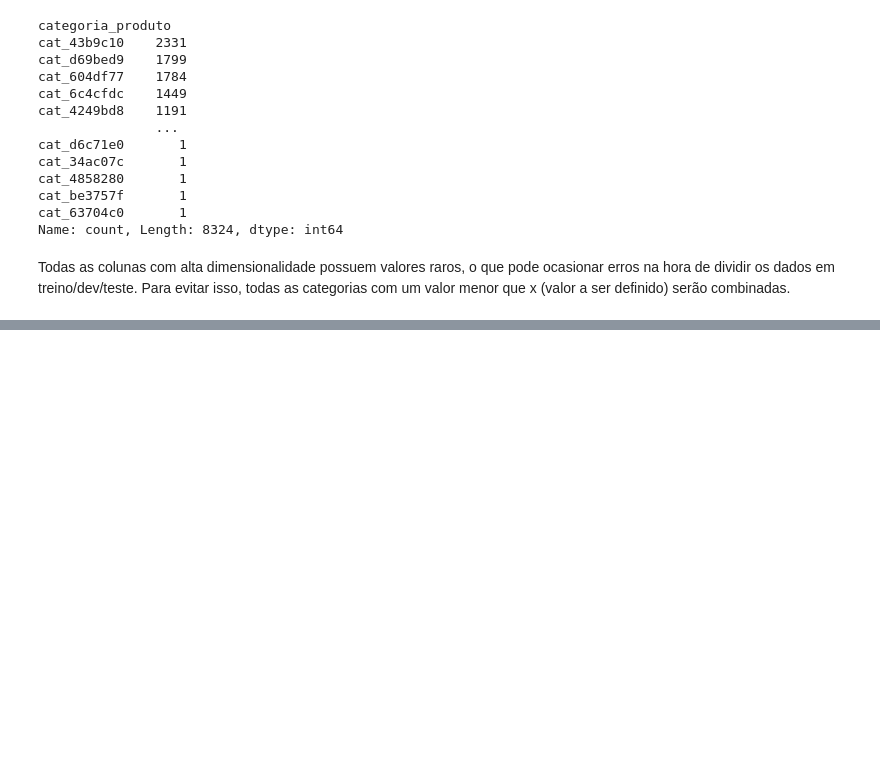
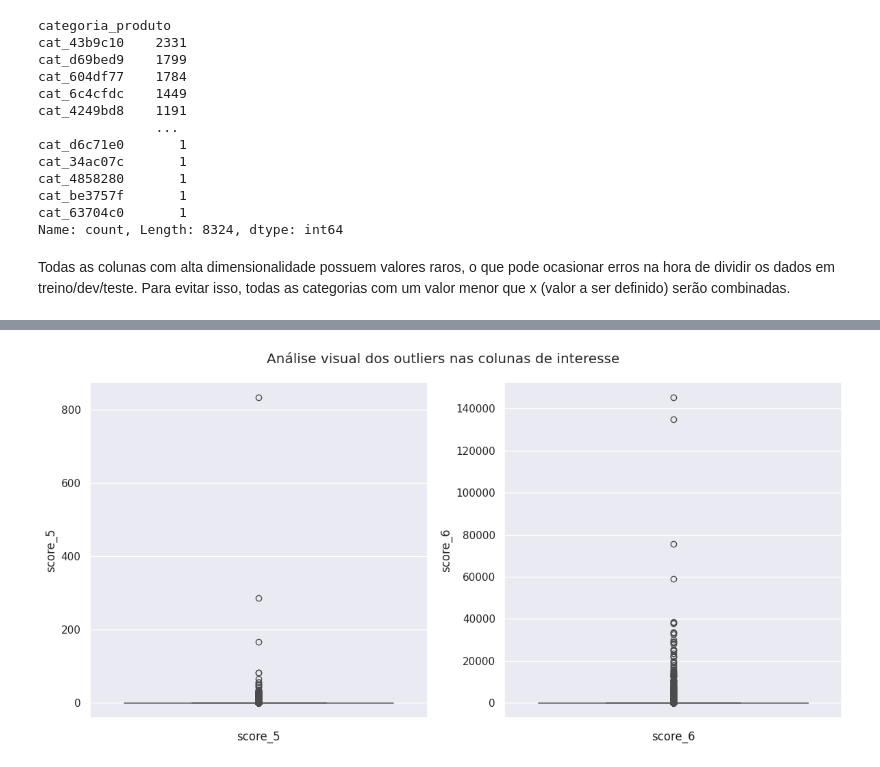
Before and after one commit to dnsrsdata/preditor_fraude, a Jupyter notebook: notebooks/EDA.ipynb, the cells around one changed output, grey strips where cells are left out. Drawn from its saved outputs; the diff is of its cells as text; code cells hidden in the pictures; blank space fills up the shorter version.

```diff
--- a/notebooks/EDA.ipynb
+++ b/notebooks/EDA.ipynb
@@ -235,0 +293,18 @@ combinadas.
+# %%
+# Verificando os outliers das colunas suspeitas
+cols_with_outliers = ["score_5", "score_6"]
+
+# Criando uma figura
+plt.figure(figsize=(12, 6))
+
+# Setando o título
+plt.suptitle("Análise visual dos outliers nas colunas de interesse")
+
+# Plotando as variáveis
+for index in range(len(cols_with_outliers)):
+    plt.subplot(1, 2, index+1)
+    sns.boxplot(data_fraud[cols_with_outliers[index]])
+    plt.xlabel(cols_with_outliers[index])
+    plt.tight_layout()
+# %% [output]
+[figure, added]
```
Also changed, not shown: parts of 8 cells of this notebook.
